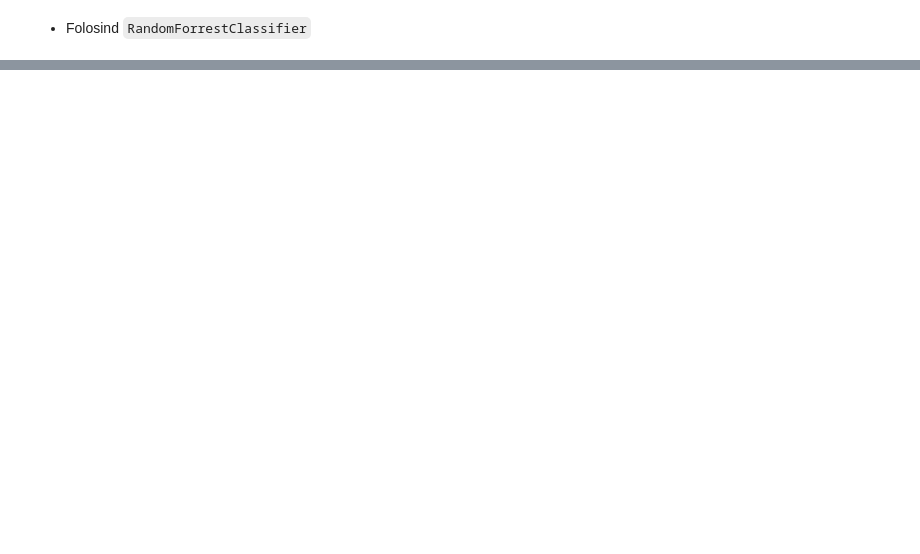
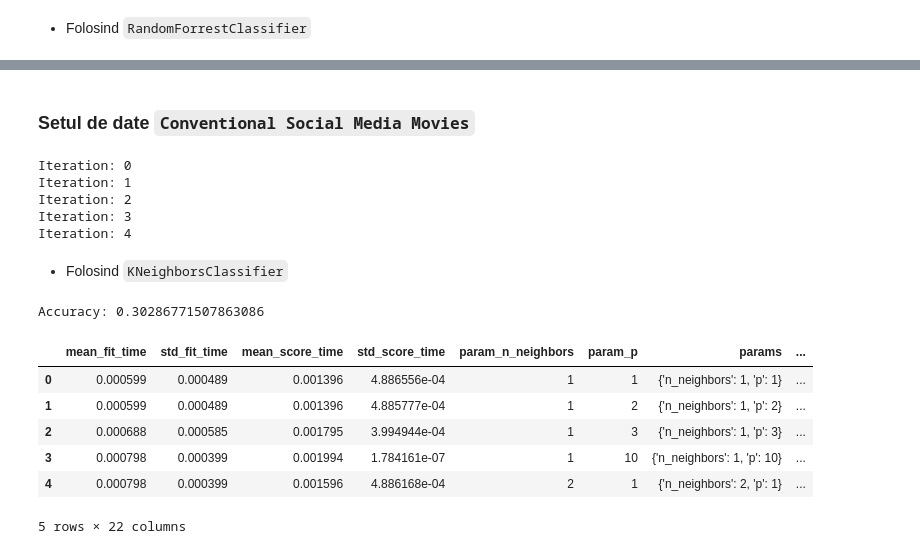
Before and after one commit to brasilnike/Teme-Introducere-in-Data-Science, a Jupyter notebook: Tema4 - IDS/Homework progress/Tema4_IDS.ipynb, the cells around one changed output, grey strips where cells are left out. Saved outputs shown, nothing was run; the diff lists cells and outputs as text; code cells hidden in the pictures; blank space fills up the shorter version.

```diff
--- a/Tema4 - IDS/Homework progress/Tema4_IDS.ipynb
+++ b/Tema4 - IDS/Homework progress/Tema4_IDS.ipynb
@@ -1037 +1039,35 @@ Accuracy: 0.921951219512195
 5 rows × 22 columns
+# %% [markdown]
+### Setul de date `Conventional Social Media Movies`
+# %%
+CSM_data = pd.read_excel('data/2014 and 2015 CSM dataset.xlsx', index_col=None, header=None)
+CSM_data = CSM_data.drop(0, axis=0)
+CSM_data = CSM_data.drop(0, axis=1)
+from missingpy import MissForest
+
+imputer = MissForest()
+CSM_data = imputer.fit_transform(CSM_data)
+assert not np.isnan(CSM_data.sum()) # verificam ca nu exista niciun nan
+CSM_y = CSM_data[:, 2]
+CSM_X = CSM_data[:, [0, 1, 3, 4, 5, 6, 7, 8, 9, 10, 11, 12]]
+# %% [output]
+Iteration: 0
+Iteration: 1
+Iteration: 2
+Iteration: 3
+Iteration: 4
+# %% [markdown]
+* Folosind `KNeighborsClassifier`
+# %%
+parameter_grid = {'n_neighbors': list(range(1, 10)), 'p':[1, 2, 3, 10]}
+df_grid_search = calculate_performance(model=KNeighborsClassifier(), parameter_grid=parameter_grid, X=CSM_X, y=CSM_y)
+df_grid_search.head()
+# %% [output]
+Accuracy: 0.30286771507863086
+|  | mean_fit_time | std_fit_time | mean_score_time | std_score_time | param_n_neighbors | param_p | params | ... |
+| 0 | 0.000599 | 0.000489 | 0.001396 | 4.886556e-04 | 1 | 1 | {'n_neighbors': 1, 'p': 1} | ... |
+| 1 | 0.000599 | 0.000489 | 0.001396 | 4.885777e-04 | 1 | 2 | {'n_neighbors': 1, 'p': 2} | ... |
+| 2 | 0.000688 | 0.000585 | 0.001795 | 3.994944e-04 | 1 | 3 | {'n_neighbors': 1, 'p': 3} | ... |
+| 3 | 0.000798 | 0.000399 | 0.001994 | 1.784161e-07 | 1 | 10 | {'n_neighbors': 1, 'p': 10} | ... |
+| 4 | 0.000798 | 0.000399 | 0.001596 | 4.886168e-04 | 2 | 1 | {'n_neighbors': 2, 'p': 1} | ... |
+5 rows × 22 columns
```
Also changed, not shown: parts of 42 cells of this notebook.
